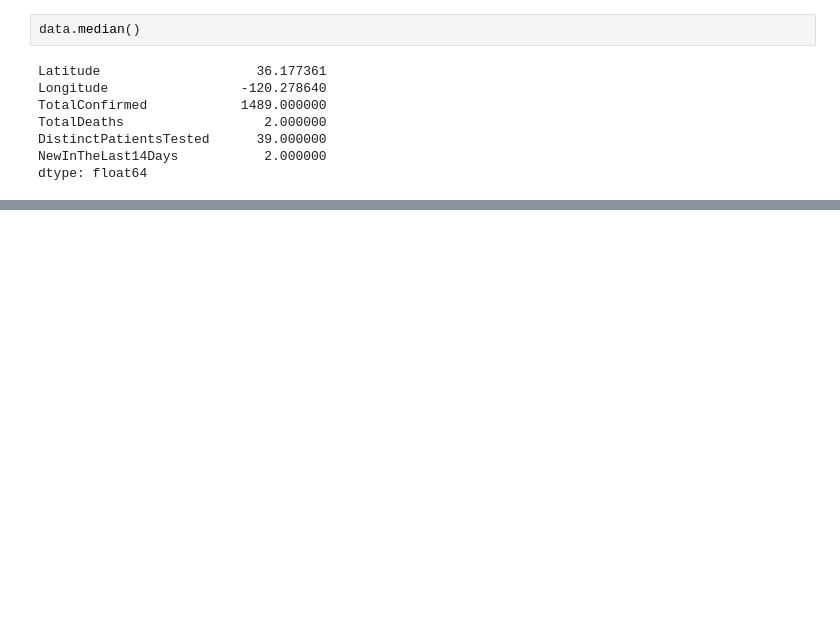
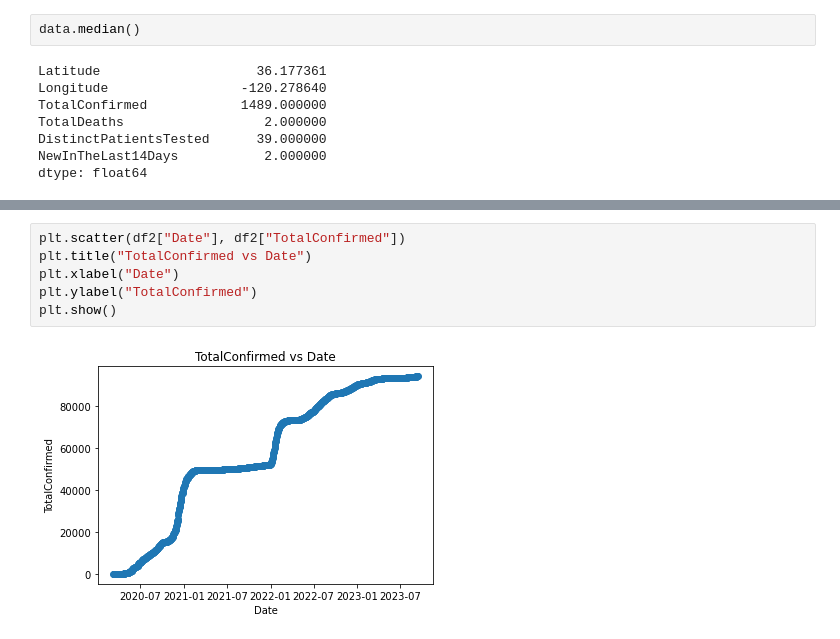
Before and after one commit to nogibjj/Individual-Project-1, a Jupyter notebook: Individual Project 1.ipynb, the cells around one changed output, grey strips where cells are left out. Cells and saved outputs as stored; diff of their text form; blank space fills up the shorter version.

```diff
--- a/Individual Project 1.ipynb
+++ b/Individual Project 1.ipynb
@@ -26,0 +62,8 @@ dtype: float64
+# %%
+plt.scatter(df2["Date"], df2["TotalConfirmed"])
+plt.title("TotalConfirmed vs Date")
+plt.xlabel("Date")
+plt.ylabel("TotalConfirmed")
+plt.show()
+# %% [output]
+[figure, added]
```
Also changed, not shown: parts of 3 cells of this notebook, 2 other files.
